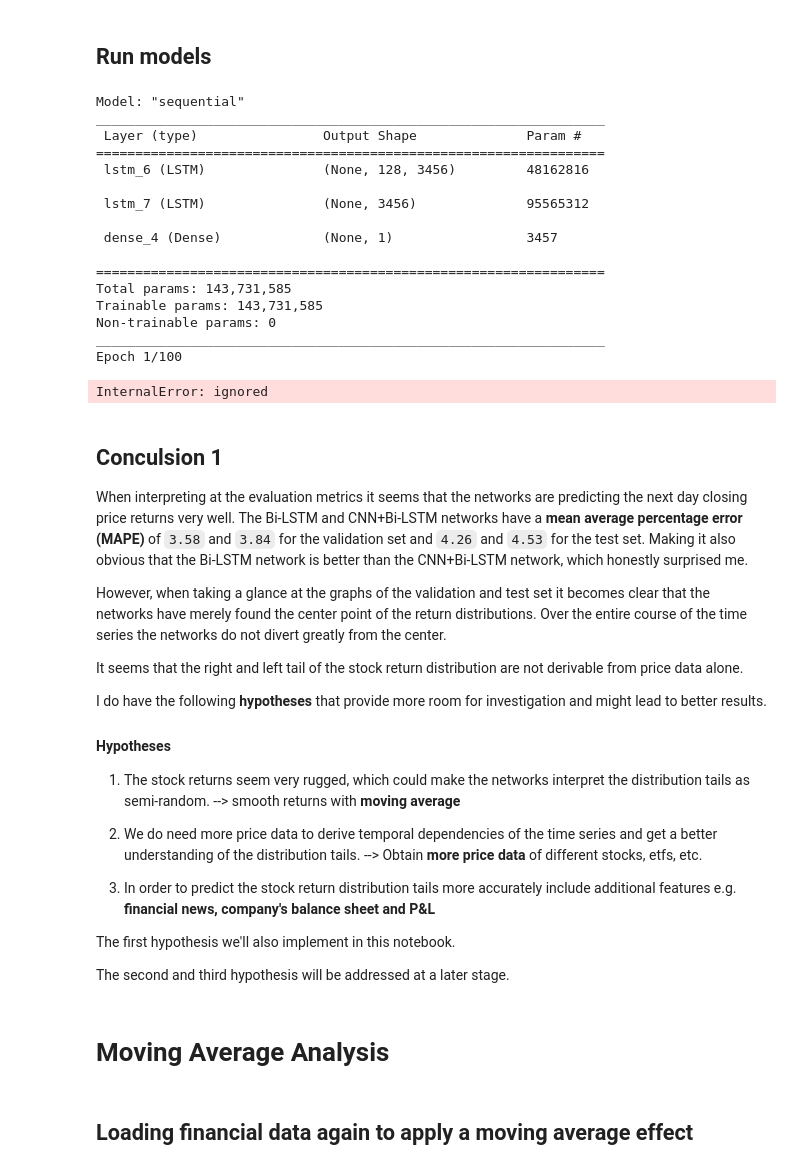
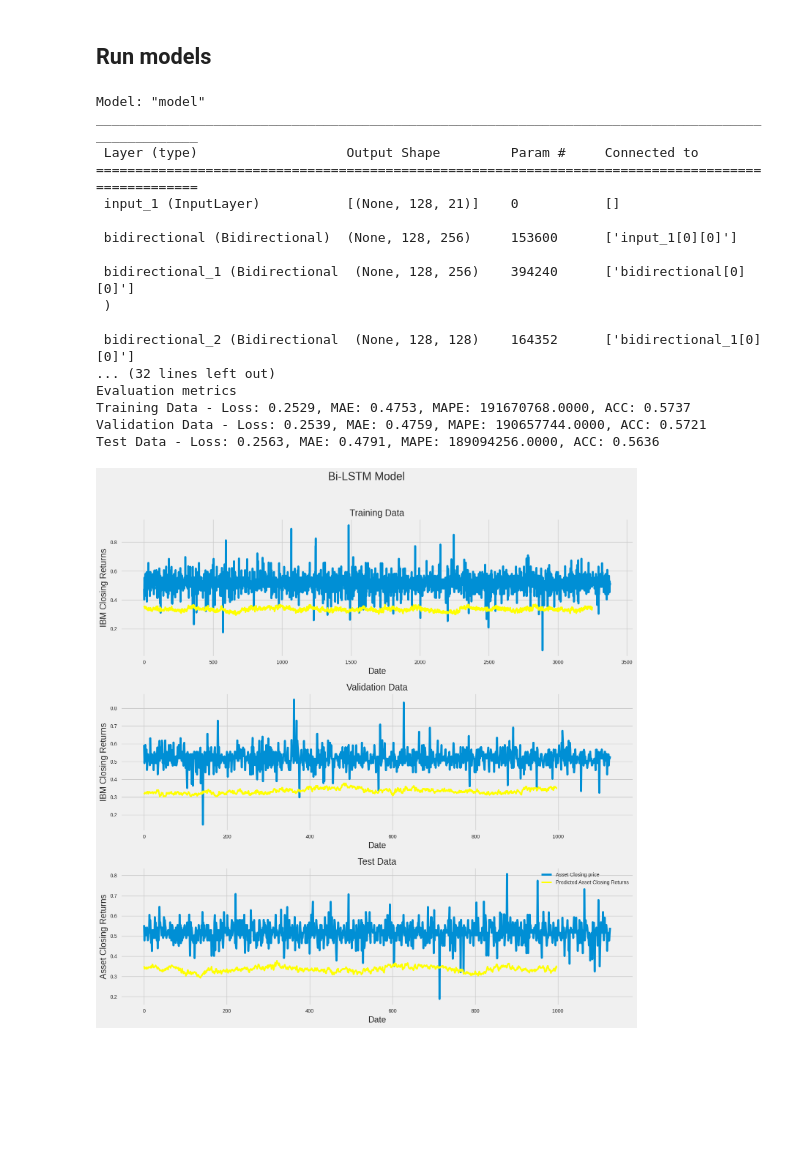
Before and after one commit to MikChristensen/Python-ML-Trading, a Jupyter notebook: 07 Mixed model/CNN_LSTM.ipynb, the cells around one changed output. Saved outputs shown, nothing was run; the diff lists cells and outputs as text; code cells hidden in the pictures; blank space fills up the shorter version.

```diff
--- a/07 Mixed model/CNN_LSTM.ipynb
+++ b/07 Mixed model/CNN_LSTM.ipynb
@@ -505,57 +496,25 @@ def create_model_CNN_Bi_LSTM():
 # %% [markdown]
 ## Run models
 # %%
-'''
+
 model_BI_LSTM = create_model_BI_LSTM()
 run_model(model_BI_LSTM)
-'''
-model_LSTM = create_model_LSTM()
-run_model(model_LSTM)
-'''
-model_CNN_Bi_LSTM = create_model_CNN_Bi_LSTM()
-run_model(model_CNN_Bi_LSTM)
-'''
 # %% [output]
-Model: "sequential"
-_________________________________________________________________
- Layer (type)                Output Shape              Param #
-=================================================================
- lstm_6 (LSTM)               (None, 128, 3456)         48162816
+Model: "model"
+__________________________________________________________________________________________________
+ Layer (type)                   Output Shape         Param #     Connected to
+==================================================================================================
+ input_1 (InputLayer)           [(None, 128, 21)]    0           []
 
- lstm_7 (LSTM)               (None, 3456)              95565312
+ bidirectional (Bidirectional)  (None, 128, 256)     153600      ['input_1[0][0]']
 
- dense_4 (Dense)             (None, 1)                 3457
+ bidirectional_1 (Bidirectional  (None, 128, 256)    394240      ['bidirectional[0][0]']
+ )
 
-=================================================================
-Total params: 143,731,585
-Trainable params: 143,731,585
-Non-trainable params: 0
-_________________________________________________________________
-Epoch 1/100
+ bidirectional_2 (Bidirectional  (None, 128, 128)    164352      ['bidirectional_1[0][0]']
+... (32 lines left out)
+Evaluation metrics
+Training Data - Loss: 0.2529, MAE: 0.4753, MAPE: 191670768.0000, ACC: 0.5737
+Validation Data - Loss: 0.2539, MAE: 0.4759, MAPE: 190657744.0000, ACC: 0.5721
+Test Data - Loss: 0.2563, MAE: 0.4791, MAPE: 189094256.0000, ACC: 0.5636
-InternalError: ignored
+[figure, added]
-# %% [markdown]
-## **Conculsion 1**
-When interpreting at the evaluation metrics it seems that the networks are predicting the next day closing price returns very well. The Bi-LSTM and CNN+Bi-LSTM networks have a **mean average percentage error** **(MAPE)** of  `3.58` and `3.84` for the validation set and `4.26` and `4.53` for the test set.
-Making it also obvious that the Bi-LSTM network is better than the CNN+Bi-LSTM network, which honestly surprised me.
-
-However, when taking a glance at the graphs of the validation and test set it becomes clear that the networks have merely found the center point of the return distributions. Over the entire course of the time series the networks do not divert greatly from the center.
-
-It seems that the right and left tail of the stock return distribution are not derivable from price data alone.
-
-I do have the following **hypotheses** that provide more room for investigation and might lead to better results.
-
-#### **Hypotheses**
-
-1. The stock returns seem very rugged, which could make the networks interpret the distribution tails as semi-random. --> smooth returns with **moving average**
-
-2. We do need more price data to derive temporal dependencies of the time series and get a better understanding of the distribution tails. --> Obtain **more price data** of different stocks, etfs, etc.
-
-3. In order to predict the stock return distribution tails more accurately include additional features e.g. **financial news, company's balance sheet and P&L**
-
-The first hypothesis we'll also implement in this notebook.
-
-The second and third hypothesis will be addressed at a later stage.
-# %% [markdown]
-# **Moving Average Analysis**
-# %% [markdown]
-## Loading financial data again to apply a moving average effect
```
Also changed, not shown: parts of 29 cells of this notebook.
